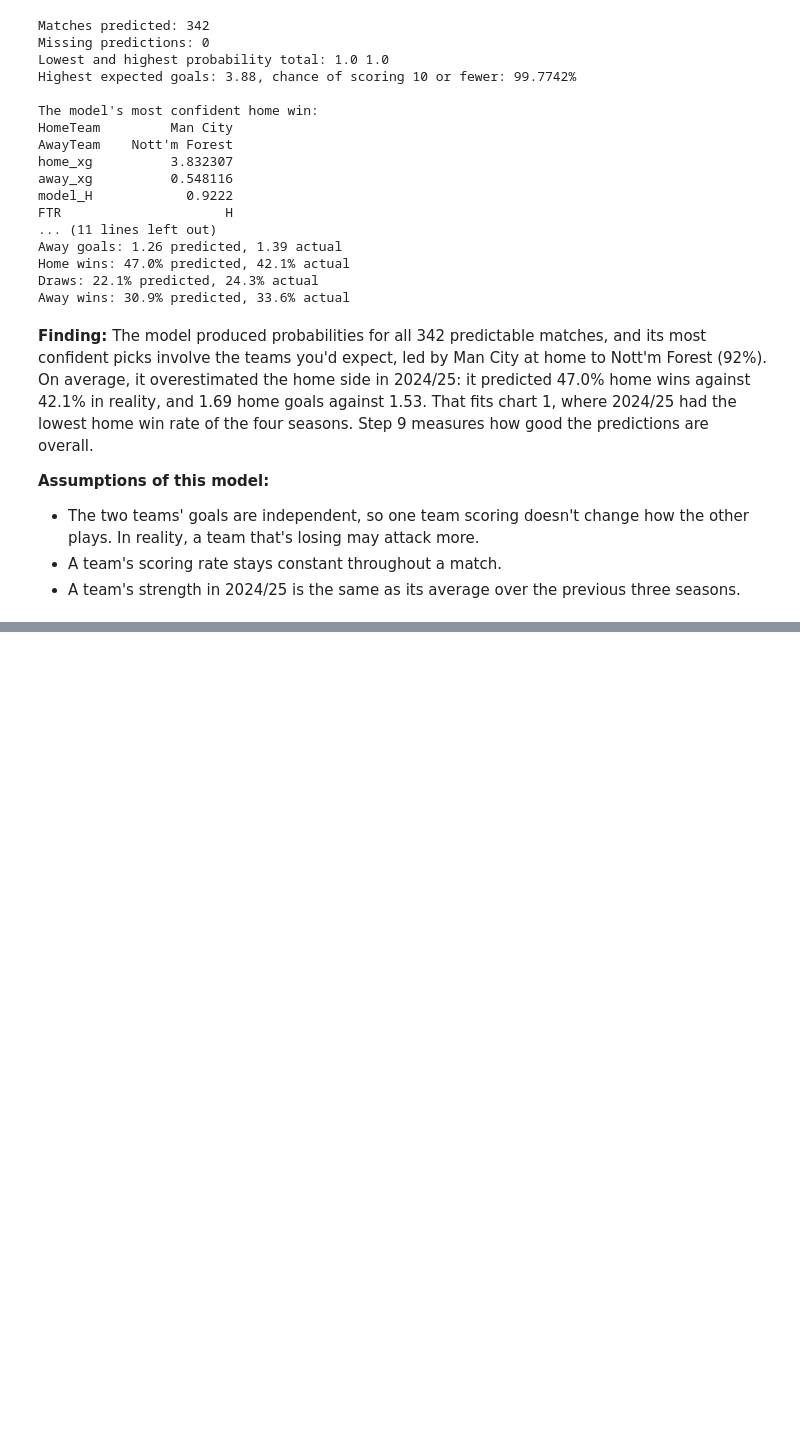
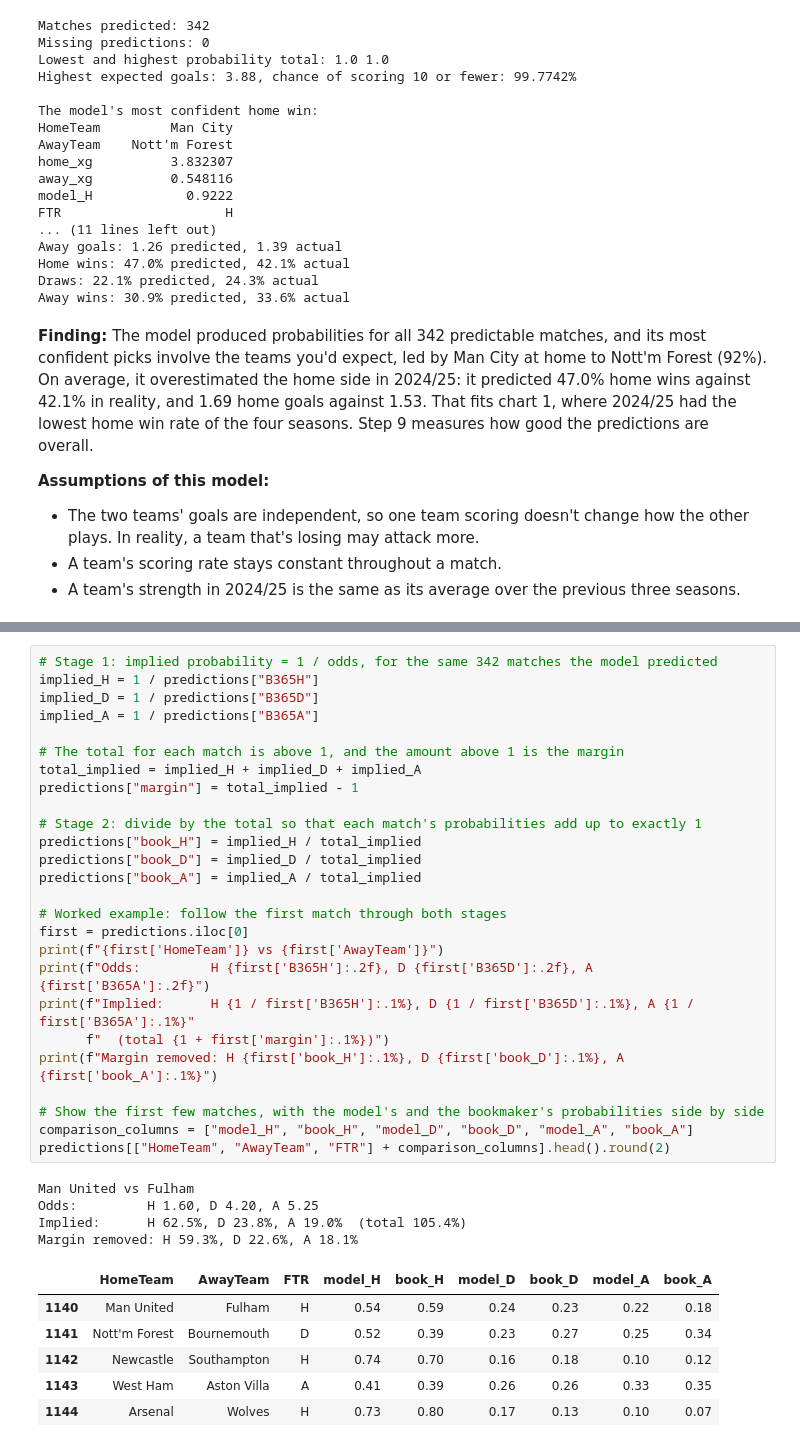
Before and after one commit to Yurieb/premier-league-match-predictor, a Jupyter notebook: football_model.ipynb, the cells around one changed output, grey strips where cells are left out. Cells and saved outputs as stored; diff of their text form; blank space fills up the shorter version.

```diff
--- a/football_model.ipynb
+++ b/football_model.ipynb
@@ -907,0 +916,37 @@ Away wins: 30.9% predicted, 33.6% actual
+# %%
+# Stage 1: implied probability = 1 / odds, for the same 342 matches the model predicted
+implied_H = 1 / predictions["B365H"]
+implied_D = 1 / predictions["B365D"]
+implied_A = 1 / predictions["B365A"]
+
+# The total for each match is above 1, and the amount above 1 is the margin
+total_implied = implied_H + implied_D + implied_A
+predictions["margin"] = total_implied - 1
+
+# Stage 2: divide by the total so that each match's probabilities add up to exactly 1
+predictions["book_H"] = implied_H / total_implied
+predictions["book_D"] = implied_D / total_implied
+predictions["book_A"] = implied_A / total_implied
+
+# Worked example: follow the first match through both stages
+first = predictions.iloc[0]
+print(f"{first['HomeTeam']} vs {first['AwayTeam']}")
+print(f"Odds:         H {first['B365H']:.2f}, D {first['B365D']:.2f}, A {first['B365A']:.2f}")
+print(f"Implied:      H {1 / first['B365H']:.1%}, D {1 / first['B365D']:.1%}, A {1 / first['B365A']:.1%}"
+      f"  (total {1 + first['margin']:.1%})")
+print(f"Margin removed: H {first['book_H']:.1%}, D {first['book_D']:.1%}, A {first['book_A']:.1%}")
+
+# Show the first few matches, with the model's and the bookmaker's probabilities side by side
+comparison_columns = ["model_H", "book_H", "model_D", "book_D", "model_A", "book_A"]
+predictions[["HomeTeam", "AwayTeam", "FTR"] + comparison_columns].head().round(2)
+# %% [output]
+Man United vs Fulham
+Odds:         H 1.60, D 4.20, A 5.25
+Implied:      H 62.5%, D 23.8%, A 19.0%  (total 105.4%)
+Margin removed: H 59.3%, D 22.6%, A 18.1%
+|  | HomeTeam | AwayTeam | FTR | model_H | book_H | model_D | book_D | model_A | book_A |
+| 1140 | Man United | Fulham | H | 0.54 | 0.59 | 0.24 | 0.23 | 0.22 | 0.18 |
+| 1141 | Nott'm Forest | Bournemouth | D | 0.52 | 0.39 | 0.23 | 0.27 | 0.25 | 0.34 |
+| 1142 | Newcastle | Southampton | H | 0.74 | 0.70 | 0.16 | 0.18 | 0.10 | 0.12 |
+| 1143 | West Ham | Aston Villa | A | 0.41 | 0.39 | 0.26 | 0.26 | 0.33 | 0.35 |
+| 1144 | Arsenal | Wolves | H | 0.73 | 0.80 | 0.17 | 0.13 | 0.10 | 0.07 |
```
Also changed, not shown: parts of 3 cells of this notebook.
